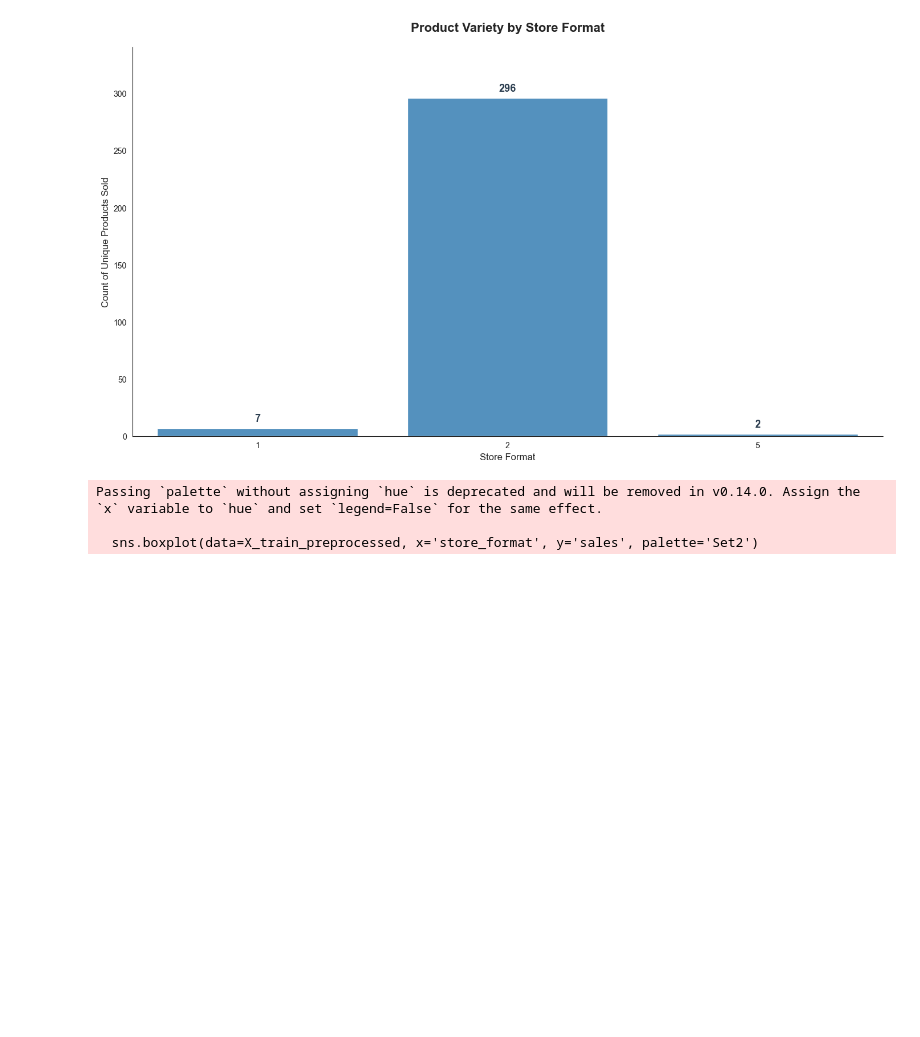
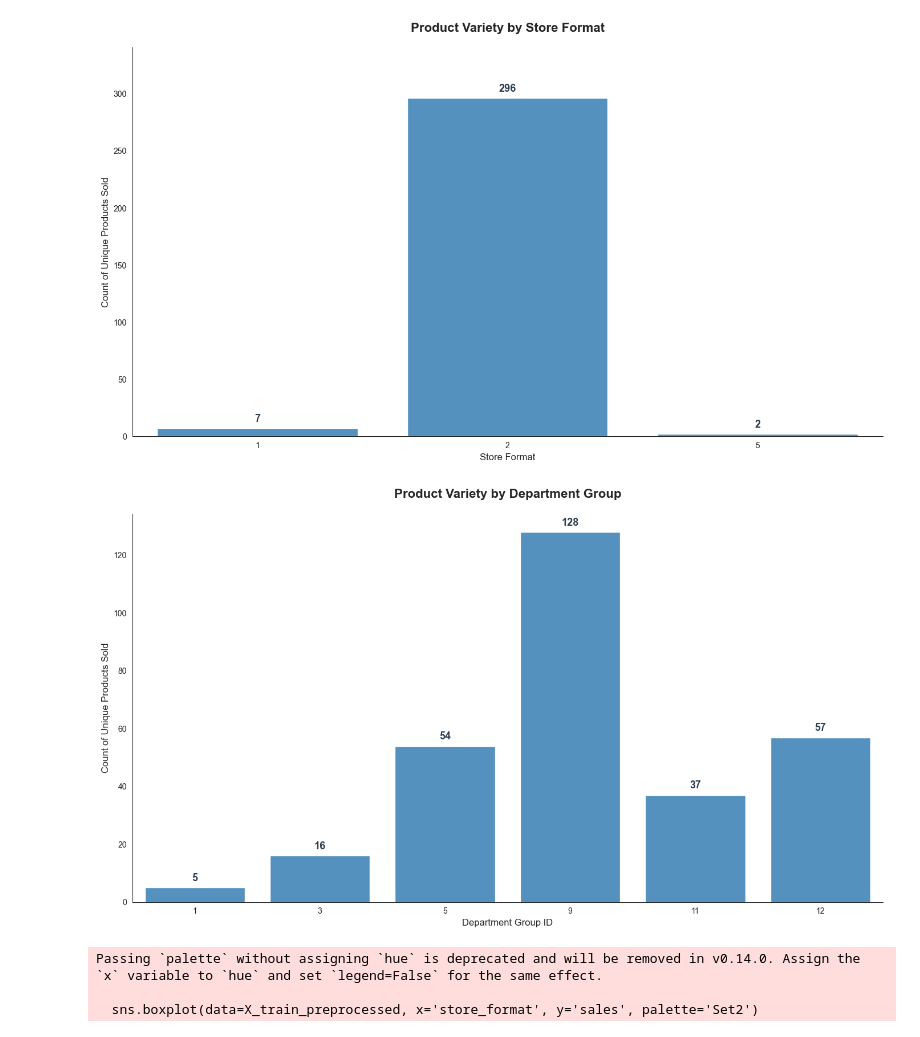
Before and after one commit to luisgrewe/StockSalesPrediction, a Jupyter notebook: salesprediction.ipynb, the cells around one changed output. Cells and saved outputs as stored; diff of their text form; code cells hidden in the pictures; blank space fills up the shorter version.

```diff
--- a/salesprediction.ipynb
+++ b/salesprediction.ipynb
@@ -322,6 +322,46 @@ plt.savefig('images/store_format_variety.png', dpi=300)
 plt.show()
 # %% [output]
 [figure]
+# %%
+# Calculate unique products per Department Group
+dept_variety = (
+    X_train_preprocessed[X_train_preprocessed['sales'] > 0]
+    .groupby('department_group')['product_number']
+    .nunique()
+    .sort_values(ascending=False)
+    .reset_index()
+)
+dept_variety.columns = ['department_group', 'unique_products']
+
+plt.figure(figsize=(14, 8))
+sns.set_style("white")
+
+ax = sns.barplot(
+    data=dept_variety,
+    x='department_group',
+    y='unique_products',
+    color=target_blue
+)
+
+for p in ax.patches:
+    height = p.get_height()
+    ax.annotate(f'{int(height):,}',
+                (p.get_x() + p.get_width() / 2., height),
+                ha='center', va='center',
+                xytext=(0, 12),
+                textcoords='offset points',
+                fontsize=13, fontweight='bold', color='#2c3e50')
+
+plt.title('Product Variety by Department Group', fontsize=16, fontweight='bold', pad=20)
+plt.ylabel('Count of Unique Products Sold', fontsize=12)
+plt.xlabel('Department Group ID', fontsize=12)
+
+sns.despine()
+plt.tight_layout()
+plt.savefig("images/product_variety_by_department.png")
+plt.show()
+# %% [output]
+[figure, added]
 # %%
 plt.figure(figsize=(12, 6))
 
```
Also changed, not shown: parts of 3 cells of this notebook, 4 other files.
